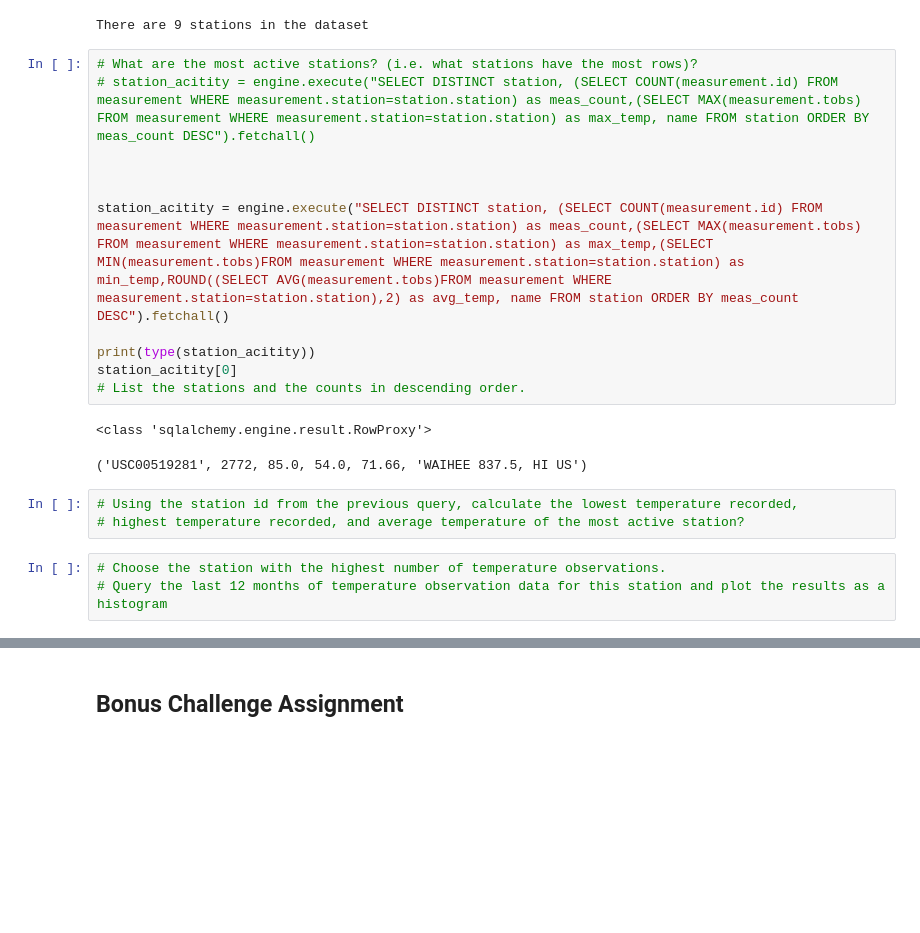
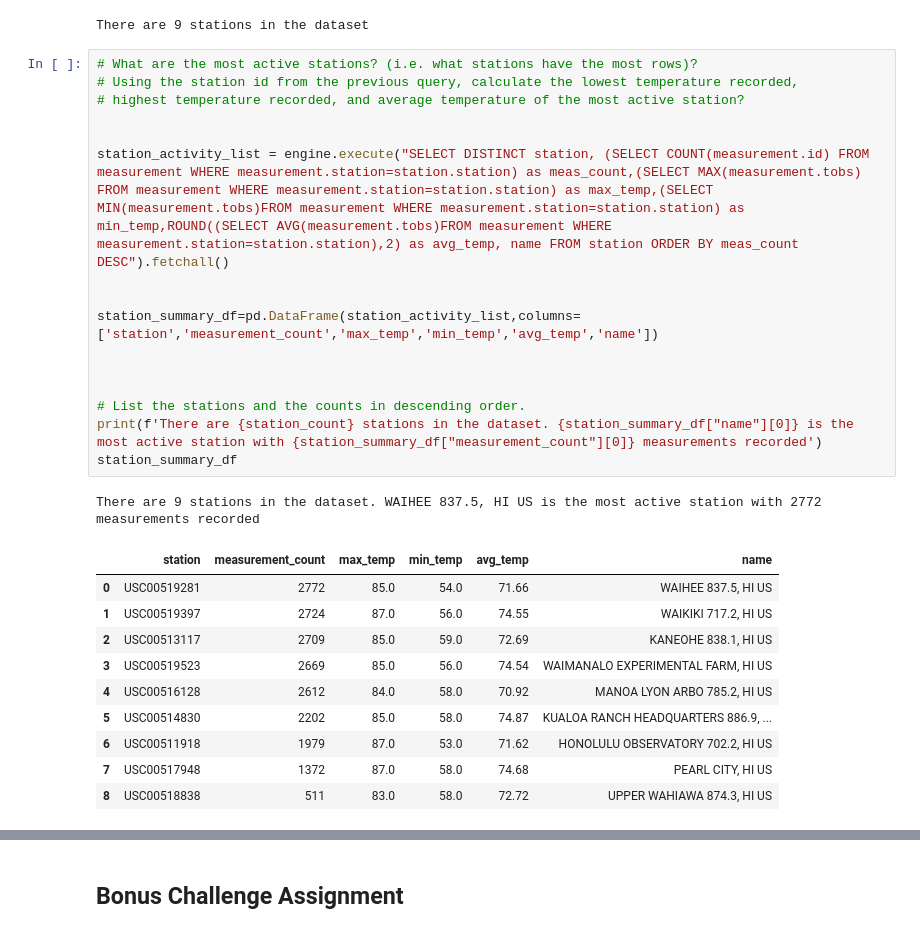
Before and after one commit to travisb98/Climate_Analysis, a Jupyter notebook: climate.ipynb, the cells around one changed output, grey strips where cells are left out. Cells and saved outputs as stored; diff of their text form; blank space fills up the shorter version.

```diff
--- a/climate.ipynb
+++ b/climate.ipynb
@@ -166,21 +166,29 @@ print(f'There are {station_count} stations in the dataset')
 There are 9 stations in the dataset
 # %%
 # What are the most active stations? (i.e. what stations have the most rows)?
-# station_acitity = engine.execute("SELECT DISTINCT station, (SELECT COUNT(measurement.id) FROM measurement WHERE measurement.station=station.station) as meas_count,(SELECT MAX(measurement.tobs) FROM measurement WHERE measurement.station=station.station) as max_temp, name FROM station ORDER BY meas_count DESC").fetchall()
+# Using the station id from the previous query, calculate the lowest temperature recorded,
+# highest temperature recorded, and average temperature of the most active station?
+
+
+station_activity_list = engine.execute("SELECT DISTINCT station, (SELECT COUNT(measurement.id) FROM measurement WHERE measurement.station=station.station) as meas_count,(SELECT MAX(measurement.tobs) FROM measurement WHERE measurement.station=station.station) as max_temp,(SELECT MIN(measurement.tobs)FROM measurement WHERE measurement.station=station.station) as min_temp,ROUND((SELECT AVG(measurement.tobs)FROM measurement WHERE measurement.station=station.station),2) as avg_temp, name FROM station ORDER BY meas_count DESC").fetchall()
+
+
+station_summary_df=pd.DataFrame(station_activity_list,columns=['station','measurement_count','max_temp','min_temp','avg_temp','name'])
 
 
 
-station_acitity = engine.execute("SELECT DISTINCT station, (SELECT COUNT(measurement.id) FROM measurement WHERE measurement.station=station.station) as meas_count,(SELECT MAX(measurement.tobs) FROM measurement WHERE measurement.station=station.station) as max_temp,(SELECT MIN(measurement.tobs)FROM measurement WHERE measurement.station=station.station) as min_temp,ROUND((SELECT AVG(measurement.tobs)FROM measurement WHERE measurement.station=station.station),2) as avg_temp, name FROM station ORDER BY meas_count DESC").fetchall()
-
-print(type(station_acitity))
-station_acitity[0]
 # List the stations and the counts in descending order.
+print(f'There are {station_count} stations in the dataset. {station_summary_df["name"][0]} is the most active station with {station_summary_df["measurement_count"][0]} measurements recorded')
+station_summary_df
 # %% [output]
-<class 'sqlalchemy.engine.result.RowProxy'>
+There are 9 stations in the dataset. WAIHEE 837.5, HI US is the most active station with 2772 measurements recorded
-('USC00519281', 2772, 85.0, 54.0, 71.66, 'WAIHEE 837.5, HI US')
+|  | station | measurement_count | max_temp | min_temp | avg_temp | name |
+| 0 | USC00519281 | 2772 | 85.0 | 54.0 | 71.66 | WAIHEE 837.5, HI US |
+| 1 | USC00519397 | 2724 | 87.0 | 56.0 | 74.55 | WAIKIKI 717.2, HI US |
+| 2 | USC00513117 | 2709 | 85.0 | 59.0 | 72.69 | KANEOHE 838.1, HI US |
+| 3 | USC00519523 | 2669 | 85.0 | 56.0 | 74.54 | WAIMANALO EXPERIMENTAL FARM, HI US |
+| 4 | USC00516128 | 2612 | 84.0 | 58.0 | 70.92 | MANOA LYON ARBO 785.2, HI US |
+| 5 | USC00514830 | 2202 | 85.0 | 58.0 | 74.87 | KUALOA RANCH HEADQUARTERS 886.9, ... |
+| 6 | USC00511918 | 1979 | 87.0 | 53.0 | 71.62 | HONOLULU OBSERVATORY 702.2, HI US |
+| 7 | USC00517948 | 1372 | 87.0 | 58.0 | 74.68 | PEARL CITY, HI US |
+| 8 | USC00518838 | 511 | 83.0 | 58.0 | 72.72 | UPPER WAHIAWA 874.3, HI US |
-# %%
-# Using the station id from the previous query, calculate the lowest temperature recorded,
-# highest temperature recorded, and average temperature of the most active station?
-# %%
-# Choose the station with the highest number of temperature observations.
-# Query the last 12 months of temperature observation data for this station and plot the results as a histogram
```
Also changed, not shown: parts of 1 cell of this notebook.
